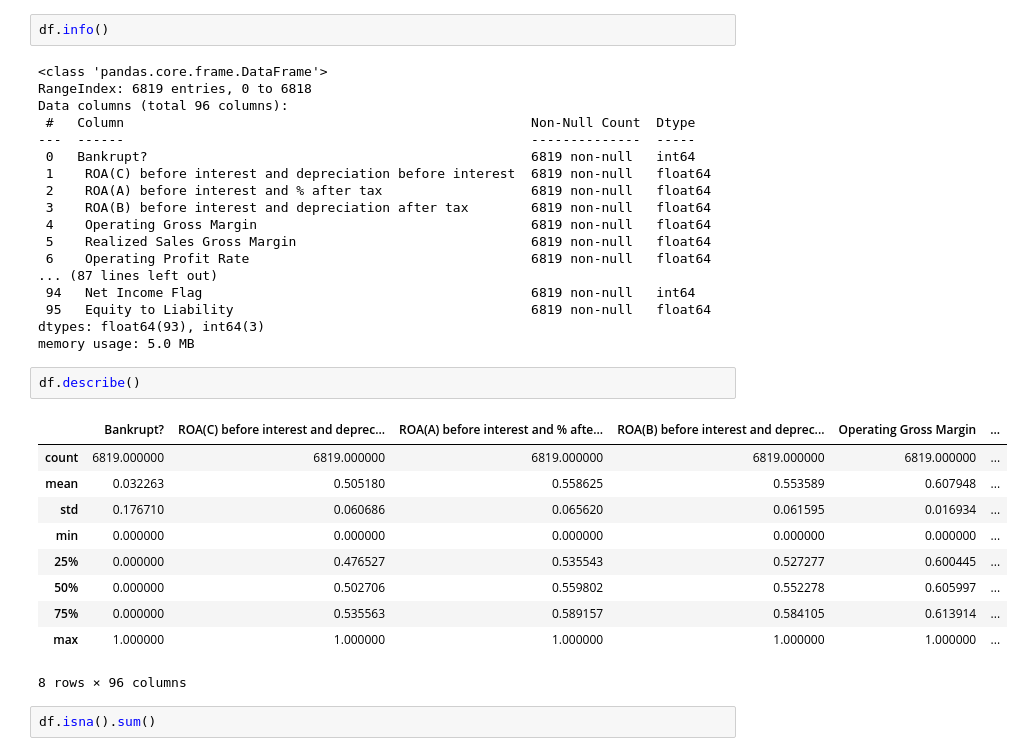
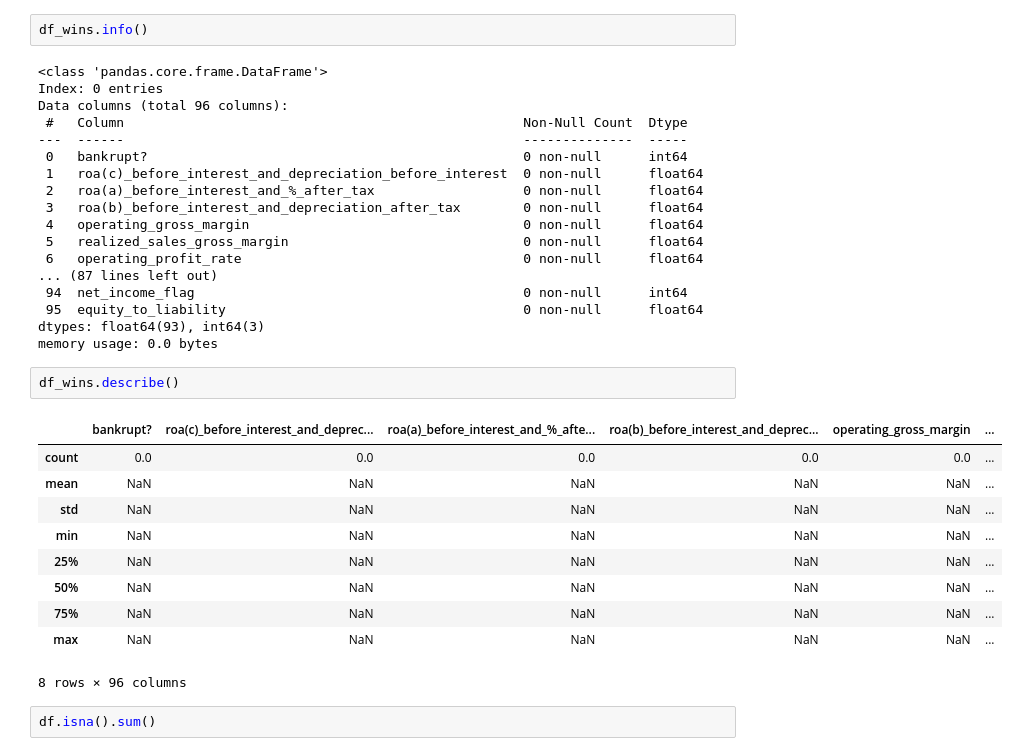
Before and after one commit to Vincent2308/Corporate-Bankruptcy, a Jupyter notebook: notebooks/week1/taiwan_eda.ipynb, the cells around one changed output. Cells and saved outputs as stored; diff of their text form.

```diff
--- a/notebooks/week1/taiwan_eda.ipynb
+++ b/notebooks/week1/taiwan_eda.ipynb
@@ -17,35 +53,35 @@ df.head()
 # %%
-df.info()
+df_wins.info()
 # %% [output]
 <class 'pandas.core.frame.DataFrame'>
-RangeIndex: 6819 entries, 0 to 6818
+Index: 0 entries
 Data columns (total 96 columns):
- #   Column                                                    Non-Null Count  Dtype
----  ------                                                    --------------  -----
- 0   Bankrupt?                                                 6819 non-null   int64
- 1    ROA(C) before interest and depreciation before interest  6819 non-null   float64
- 2    ROA(A) before interest and % after tax                   6819 non-null   float64
- 3    ROA(B) before interest and depreciation after tax        6819 non-null   float64
- 4    Operating Gross Margin                                   6819 non-null   float64
- 5    Realized Sales Gross Margin                              6819 non-null   float64
- 6    Operating Profit Rate                                    6819 non-null   float64
+ #   Column                                                   Non-Null Count  Dtype
+---  ------                                                   --------------  -----
+ 0   bankrupt?                                                0 non-null      int64
+ 1   roa(c)_before_interest_and_depreciation_before_interest  0 non-null      float64
+ 2   roa(a)_before_interest_and_%_after_tax                   0 non-null      float64
+ 3   roa(b)_before_interest_and_depreciation_after_tax        0 non-null      float64
+ 4   operating_gross_margin                                   0 non-null      float64
+ 5   realized_sales_gross_margin                              0 non-null      float64
+ 6   operating_profit_rate                                    0 non-null      float64
 ... (87 lines left out)
- 94   Net Income Flag                                          6819 non-null   int64
- 95   Equity to Liability                                      6819 non-null   float64
+ 94  net_income_flag                                          0 non-null      int64
+ 95  equity_to_liability                                      0 non-null      float64
 dtypes: float64(93), int64(3)
-memory usage: 5.0 MB
+memory usage: 0.0 bytes
 # %%
-df.describe()
+df_wins.describe()
 # %% [output]
-|  | Bankrupt? | ROA(C) before interest and deprec... | ROA(A) before interest and % afte... | ROA(B) before interest and deprec... | Operating Gross Margin | ... |
-| count | 6819.000000 | 6819.000000 | 6819.000000 | 6819.000000 | 6819.000000 | ... |
-| mean | 0.032263 | 0.505180 | 0.558625 | 0.553589 | 0.607948 | ... |
-| std | 0.176710 | 0.060686 | 0.065620 | 0.061595 | 0.016934 | ... |
-| min | 0.000000 | 0.000000 | 0.000000 | 0.000000 | 0.000000 | ... |
-| 25% | 0.000000 | 0.476527 | 0.535543 | 0.527277 | 0.600445 | ... |
-| 50% | 0.000000 | 0.502706 | 0.559802 | 0.552278 | 0.605997 | ... |
-| 75% | 0.000000 | 0.535563 | 0.589157 | 0.584105 | 0.613914 | ... |
-| max | 1.000000 | 1.000000 | 1.000000 | 1.000000 | 1.000000 | ... |
+|  | bankrupt? | roa(c)_before_interest_and_deprec... | roa(a)_before_interest_and_%_afte... | roa(b)_before_interest_and_deprec... | operating_gross_margin | ... |
+| count | 0.0 | 0.0 | 0.0 | 0.0 | 0.0 | ... |
+| mean | NaN | NaN | NaN | NaN | NaN | ... |
+| std | NaN | NaN | NaN | NaN | NaN | ... |
+| min | NaN | NaN | NaN | NaN | NaN | ... |
+| 25% | NaN | NaN | NaN | NaN | NaN | ... |
+| 50% | NaN | NaN | NaN | NaN | NaN | ... |
+| 75% | NaN | NaN | NaN | NaN | NaN | ... |
+| max | NaN | NaN | NaN | NaN | NaN | ... |
 8 rows × 96 columns
 # %%
 df.isna().sum()
```
Also changed, not shown: parts of 1 cell of this notebook.
